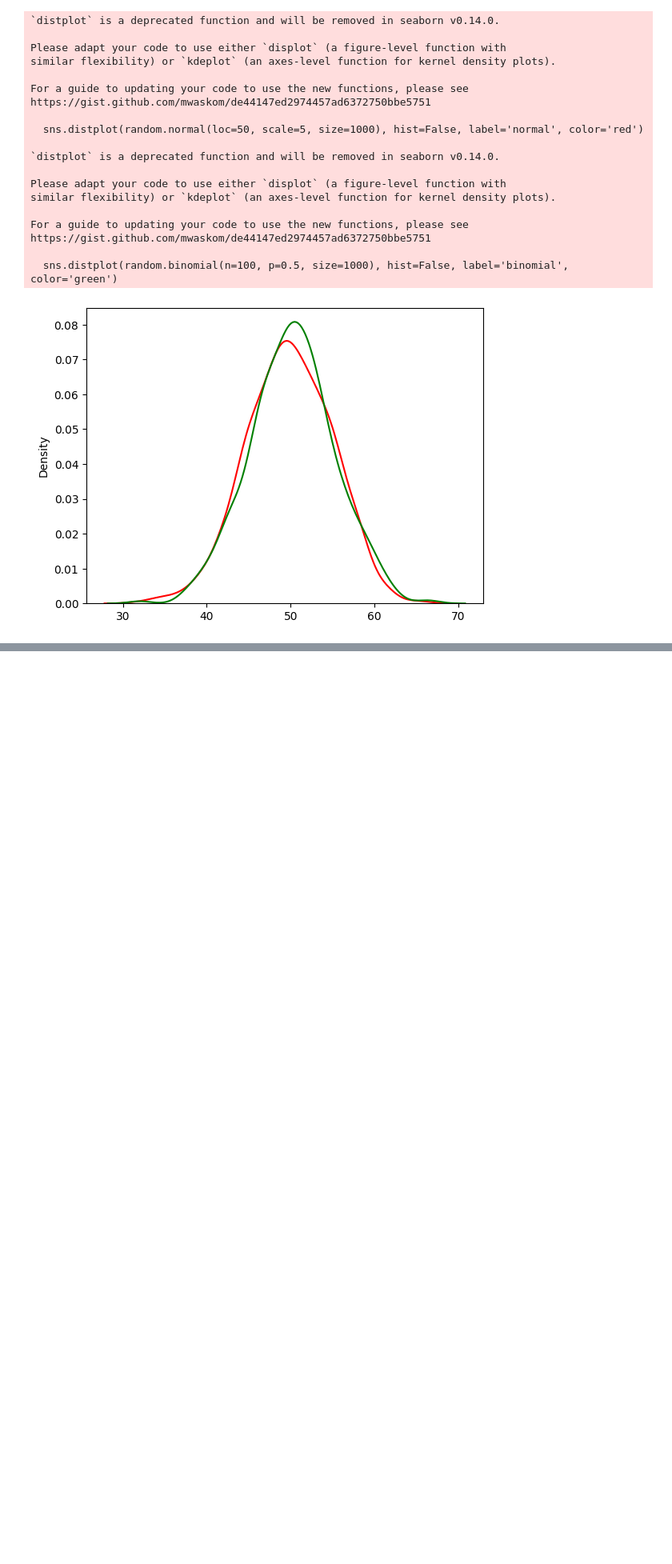
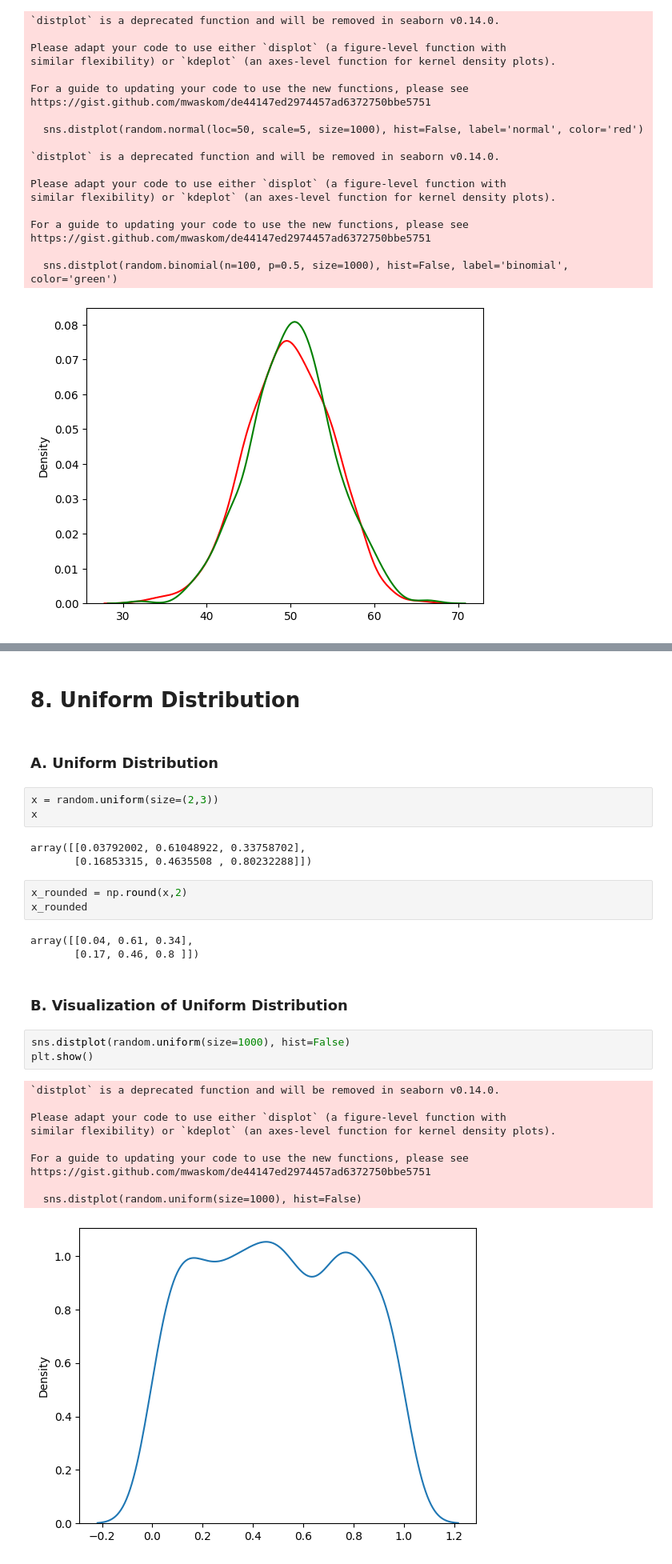
Before and after one commit to LatiefDataVisionary/numpy-with-w3schools, a Jupyter notebook: numpy_random.ipynb, the cells around one changed output, grey strips where cells are left out. Shown: that part at 80% size. Cells and saved outputs as stored; diff of their text form; blank space fills up the shorter version.

```diff
--- a/numpy_random.ipynb
+++ b/numpy_random.ipynb
@@ -255,0 +335,32 @@ https://gist.github.com/mwaskom/de44147ed2974457ad6372750bbe5751
+# %% [markdown]
+# **8. Uniform Distribution**
+# %% [markdown]
+### **A. Uniform Distribution**
+# %%
+x = random.uniform(size=(2,3))
+x
+# %% [output]
+array([[0.03792002, 0.61048922, 0.33758702],
+       [0.16853315, 0.4635508 , 0.80232288]])
+# %%
+x_rounded = np.round(x,2)
+x_rounded
+# %% [output]
+array([[0.04, 0.61, 0.34],
+       [0.17, 0.46, 0.8 ]])
+# %% [markdown]
+### **B. Visualization of Uniform Distribution**
+# %%
+sns.distplot(random.uniform(size=1000), hist=False)
+plt.show()
+# %% [output]
+`distplot` is a deprecated function and will be removed in seaborn v0.14.0.
+
+Please adapt your code to use either `displot` (a figure-level function with
+similar flexibility) or `kdeplot` (an axes-level function for kernel density plots).
+
+For a guide to updating your code to use the new functions, please see
+https://gist.github.com/mwaskom/de44147ed2974457ad6372750bbe5751
+
+  sns.distplot(random.uniform(size=1000), hist=False)
+[figure, added]
```
Also changed, not shown: parts of 10 cells of this notebook.
